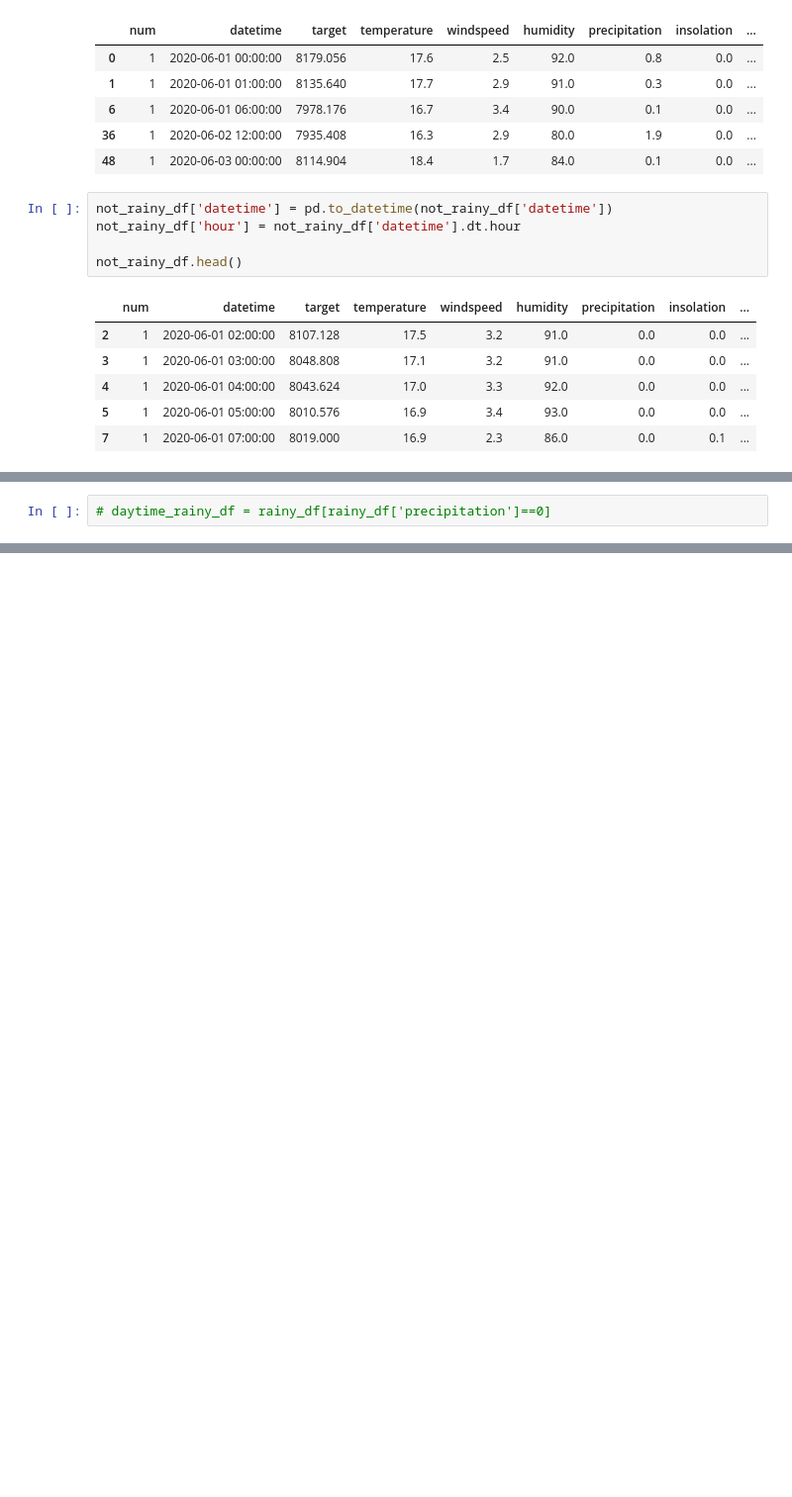
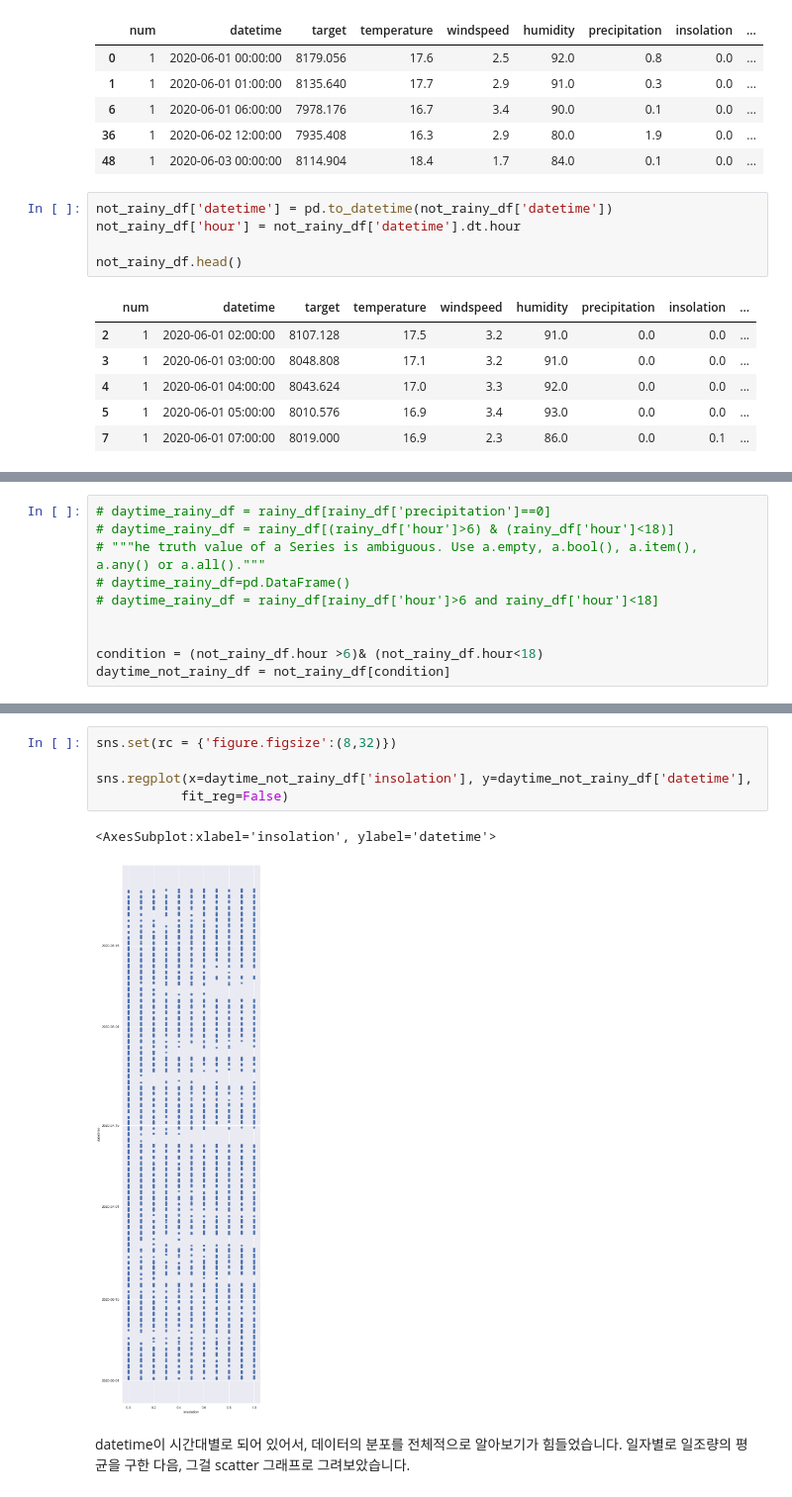
Before and after one commit to top-warrior/electronic, a Jupyter notebook: Hwi Hwi Hwi.ipynb, the cells around one changed output, grey strips where cells are left out. Shown at 99% size. Cells and saved outputs as stored; diff of their text form; blank space fills up the shorter version.

```diff
--- a/Hwi Hwi Hwi.ipynb
+++ b/Hwi Hwi Hwi.ipynb
@@ -102,2 +122,10 @@ not_rainy_df.head()
 # %%
 # daytime_rainy_df = rainy_df[rainy_df['precipitation']==0]
+# daytime_rainy_df = rainy_df[(rainy_df['hour']>6) & (rainy_df['hour']<18)]
+# """he truth value of a Series is ambiguous. Use a.empty, a.bool(), a.item(), a.any() or a.all()."""
+# daytime_rainy_df=pd.DataFrame()
+# daytime_rainy_df = rainy_df[rainy_df['hour']>6 and rainy_df['hour']<18]
+
+
+condition = (not_rainy_df.hour >6)& (not_rainy_df.hour<18)
+daytime_not_rainy_df = not_rainy_df[condition]
@@ -113,0 +187,10 @@ TypeError: 'numpy.ndarray' object is not callable
+# %%
+sns.set(rc = {'figure.figsize':(8,32)})
+
+sns.regplot(x=daytime_not_rainy_df['insolation'], y=daytime_not_rainy_df['datetime'],
+           fit_reg=False)
+# %% [output]
+<AxesSubplot:xlabel='insolation', ylabel='datetime'>
+[figure, added]
+# %% [markdown]
+datetime이 시간대별로 되어 있어서, 데이터의 분포를 전체적으로 알아보기가 힘들었습니다. 일자별로 일조량의 평균을 구한 다음, 그걸 scatter 그래프로 그려보았습니다.
```
Also changed, not shown: parts of 19 cells of this notebook.
